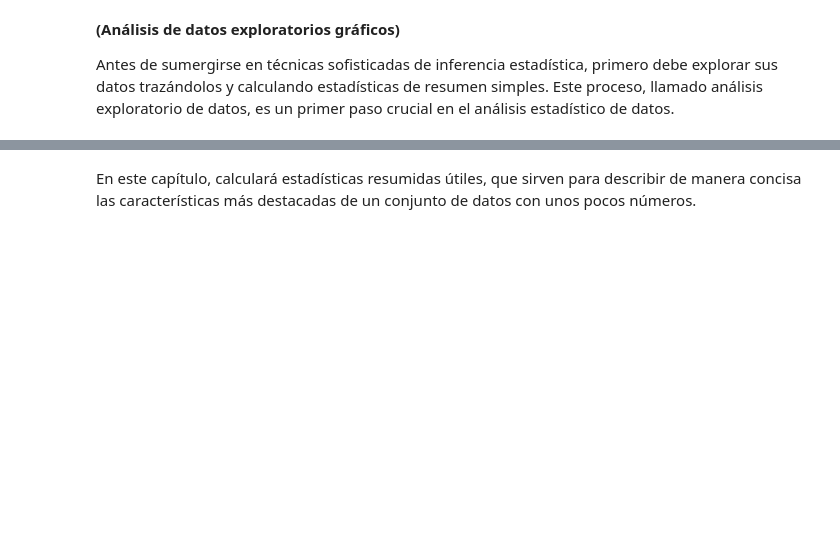
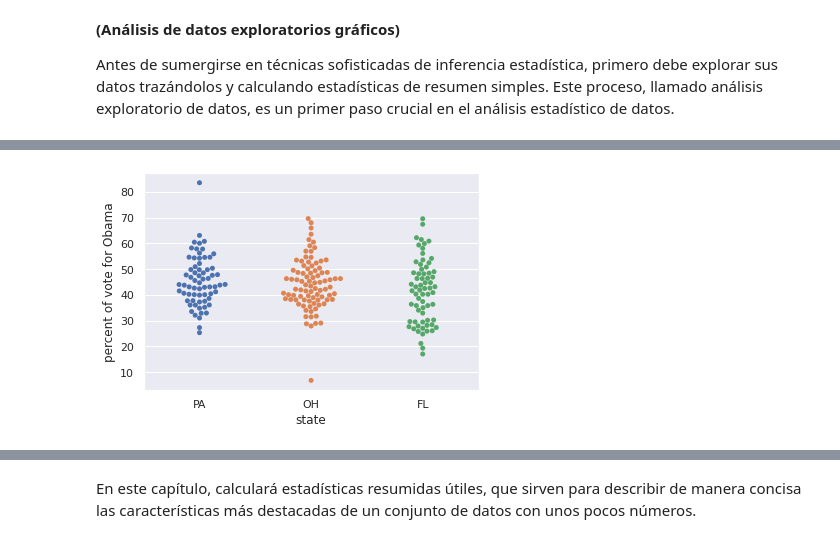
Before and after one commit to MayumyCH/data-scientist-with-python-datacamp, a Jupyter notebook: 1. Courses/21. Statistical Thinking in Python (Part 1)/Statistical Thinking in Python (Part 1).ipynb, the cells around one changed output, grey strips where cells are left out. Drawn from its saved outputs; the diff is of its cells as text; code cells hidden in the pictures; blank space fills up the shorter version.

```diff
--- a/1. Courses/21. Statistical Thinking in Python (Part 1)/Statistical Thinking in Python (Part 1).ipynb
+++ b/1. Courses/21. Statistical Thinking in Python (Part 1)/Statistical Thinking in Python (Part 1).ipynb
@@ -17,0 +104,7 @@ Antes de sumergirse en técnicas sofisticadas de inferencia estadística, primer
+# %%
+_ = sns.swarmplot(x='state', y='dem_share', data=df_swing)
+_ = plt.xlabel('state')
+_ = plt.ylabel('percent of vote for Obama')
+plt.show()
+# %% [output]
+[figure, added]
```
Also changed, not shown: parts of 70 cells of this notebook, 23 other files.
